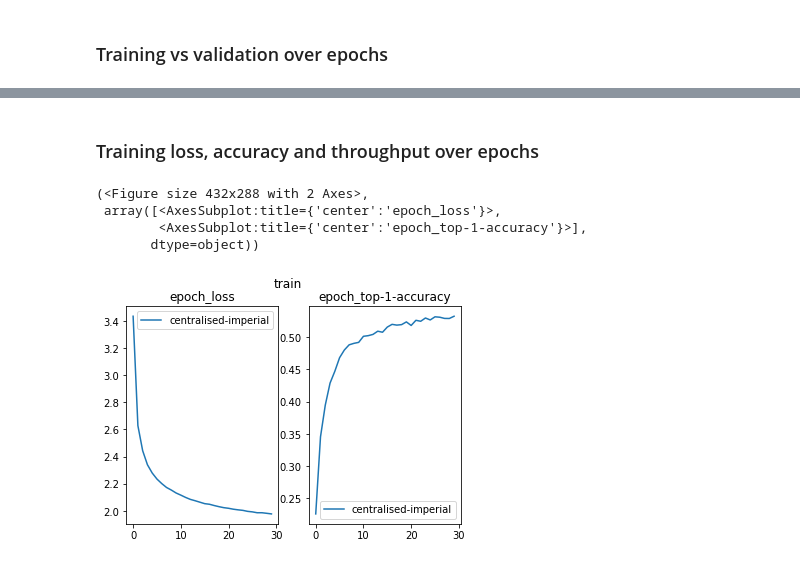
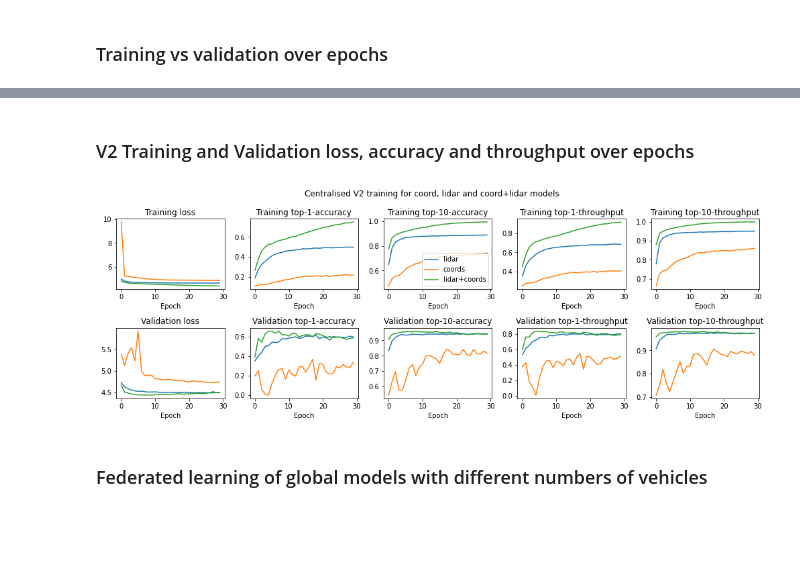
Before and after one commit to stringtheorys/5G-Beam-Selection, a Jupyter notebook: src/core/analytics.ipynb, the cells around one changed output, grey strips where cells are left out. Saved outputs shown, nothing was run; the diff lists cells and outputs as text; code cells hidden in the pictures; blank space fills up the shorter version.

```diff
--- a/src/core/analytics.ipynb
+++ b/src/core/analytics.ipynb
@@ -162,10 +188,22 @@ plt.tight_layout()
 # %% [markdown]
-### Training loss, accuracy and throughput over epochs
+### V2 Training and Validation loss, accuracy and throughput over epochs
-# %%
-model_names = ['centralised-imperial', 'centralised-']
-# %% [output]
-(<Figure size 432x288 with 2 Axes>,
- array([<AxesSubplot:title={'center':'epoch_loss'}>,
-        <AxesSubplot:title={'center':'epoch_top-1-accuracy'}>],
-       dtype=object))
-[figure, removed]
+# %%
+model_names = ['centralised-imperial-v2', 'centralised-beamsoup-coord-v2', 'centralised-southampton-v2']
+names = ['lidar', 'coords', 'lidar+coords']
+
+fig, axs = plt.subplots(2, 5, figsize=(14, 5))
+fig.suptitle('Centralised V2 training for coord, lidar and coord+lidar models')
+for pos, metric in enumerate(pd.unique(df['metric'])):
+    axs[0, pos].set_title(f'Training {metric}')
+    axs[1, pos].set_title(f'Validation {metric}')
+    for name, model_name in zip(names, model_names):
+        axs[0, pos].plot(np.arange(30), df_setting_values(model_name, metric, 'train'), label=name)
+        axs[1, pos].plot(np.arange(30), df_setting_values(model_name, metric, 'validation'), label=name)
+[ax.set_xlabel('Epoch') for ax in axs.flatten()]
+axs[0, 2].legend()
+plt.tight_layout()
+plt.savefig('figs/centralised-v2-training-val-metrics.png')
+# %% [output]
+[figure, added]
+# %% [markdown]
+### Federated learning of global models with different numbers of vehicles
```
Also changed, not shown: parts of 21 cells of this notebook, 1 other file.
